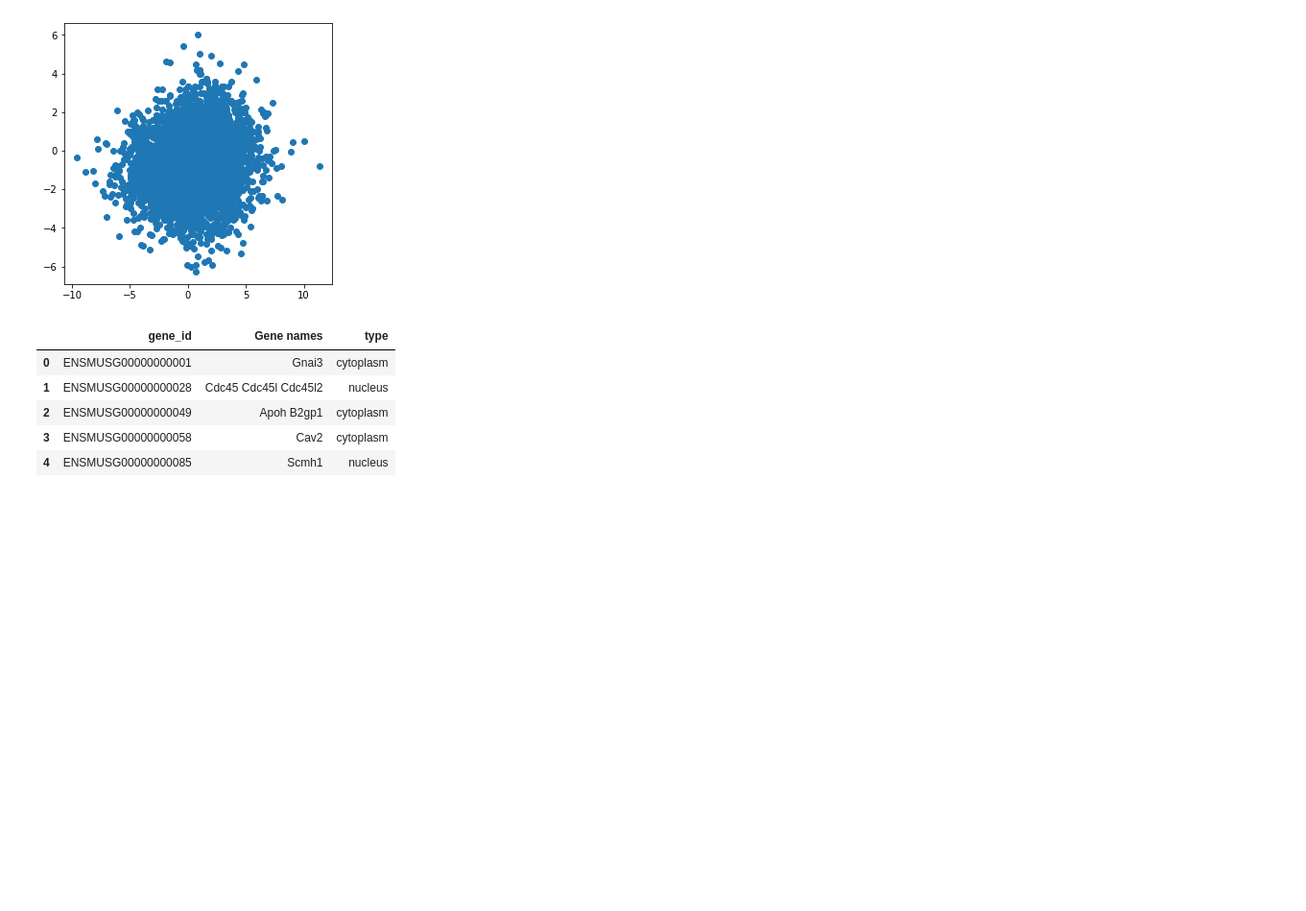
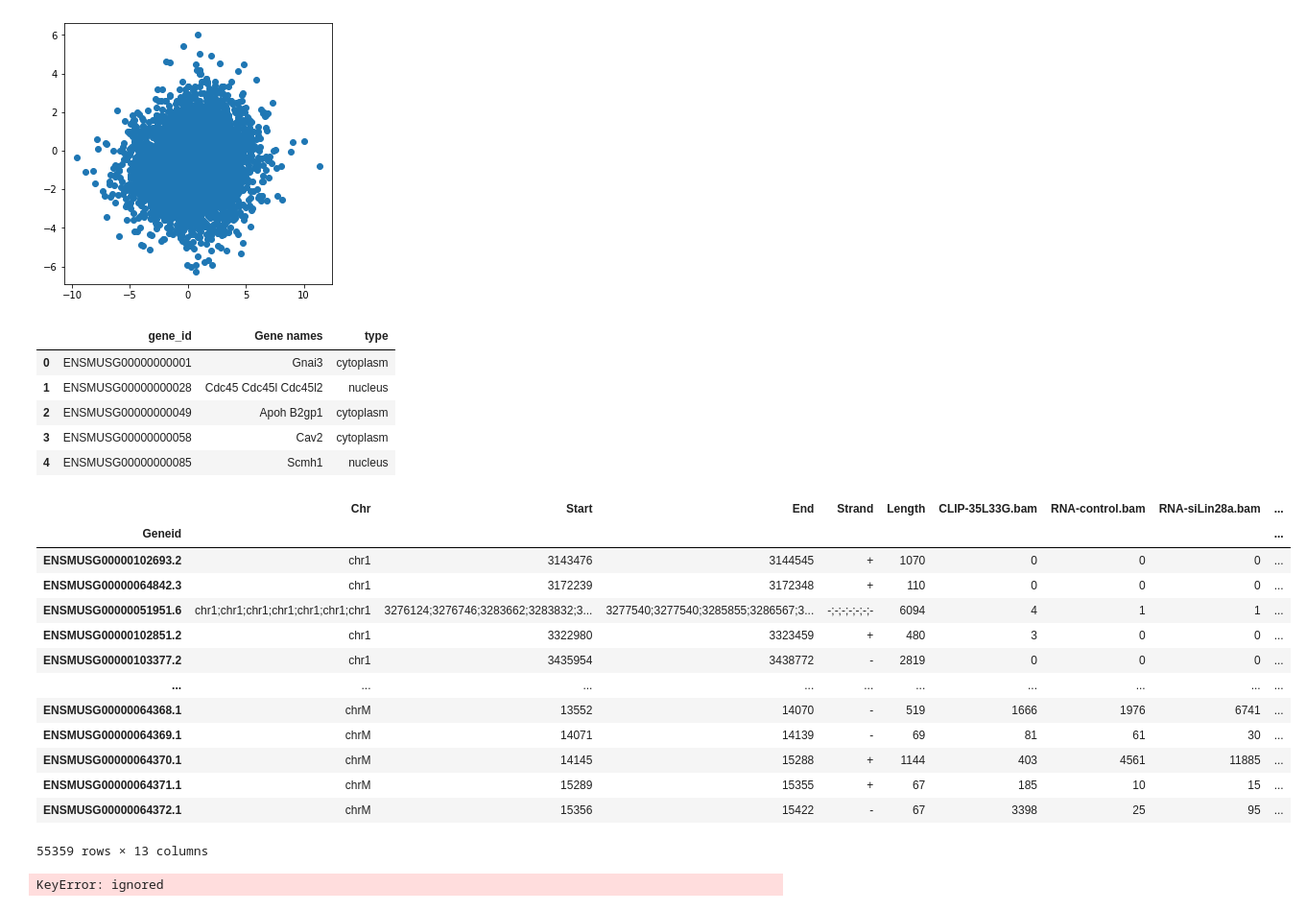
Before and after one commit to JS19563255/2022bioinfo1_project, a Jupyter notebook: week1.ipynb, the cells around one changed output. Shown at 96% size. Cells and saved outputs as stored; diff of their text form; code cells hidden in the pictures; blank space fills up the shorter version.

```diff
--- a/week1.ipynb
+++ b/week1.ipynb
@@ -191,3 +191,25 @@ mouselocal.head()
 | 2 | ENSMUSG00000000049 | Apoh B2gp1 | cytoplasm |
 | 3 | ENSMUSG00000000058 | Cav2 | cytoplasm |
 | 4 | ENSMUSG00000000085 | Scmh1 | nucleus |
+# %%
+cnts
+# %% [output]
+|  | Chr | Start | End | Strand | Length | CLIP-35L33G.bam | RNA-control.bam | RNA-siLin28a.bam | ... |
+| Geneid |  |  |  |  |  |  |  |  | ... |
+| ENSMUSG00000102693.2 | chr1 | 3143476 | 3144545 | + | 1070 | 0 | 0 | 0 | ... |
+| ENSMUSG00000064842.3 | chr1 | 3172239 | 3172348 | + | 110 | 0 | 0 | 0 | ... |
+| ENSMUSG00000051951.6 | chr1;chr1;chr1;chr1;chr1;chr1;chr1 | 3276124;3276746;3283662;3283832;3... | 3277540;3277540;3285855;3286567;3... | -;-;-;-;-;-;- | 6094 | 4 | 1 | 1 | ... |
+| ENSMUSG00000102851.2 | chr1 | 3322980 | 3323459 | + | 480 | 3 | 0 | 0 | ... |
+| ENSMUSG00000103377.2 | chr1 | 3435954 | 3438772 | - | 2819 | 0 | 0 | 0 | ... |
+| ... | ... | ... | ... | ... | ... | ... | ... | ... | ... |
+| ENSMUSG00000064368.1 | chrM | 13552 | 14070 | - | 519 | 1666 | 1976 | 6741 | ... |
+| ENSMUSG00000064369.1 | chrM | 14071 | 14139 | - | 69 | 81 | 61 | 30 | ... |
+| ENSMUSG00000064370.1 | chrM | 14145 | 15288 | + | 1144 | 403 | 4561 | 11885 | ... |
+| ENSMUSG00000064371.1 | chrM | 15289 | 15355 | + | 67 | 185 | 10 | 15 | ... |
+| ENSMUSG00000064372.1 | chrM | 15356 | 15422 | - | 67 | 3398 | 25 | 95 | ... |
+55359 rows × 13 columns
+# %%
+cnts['Geneid'] = cnts['Geneid'].str.split('.').str[0]
+cnts['Geneid'].head()
+# %% [output]
+KeyError: ignored
```
